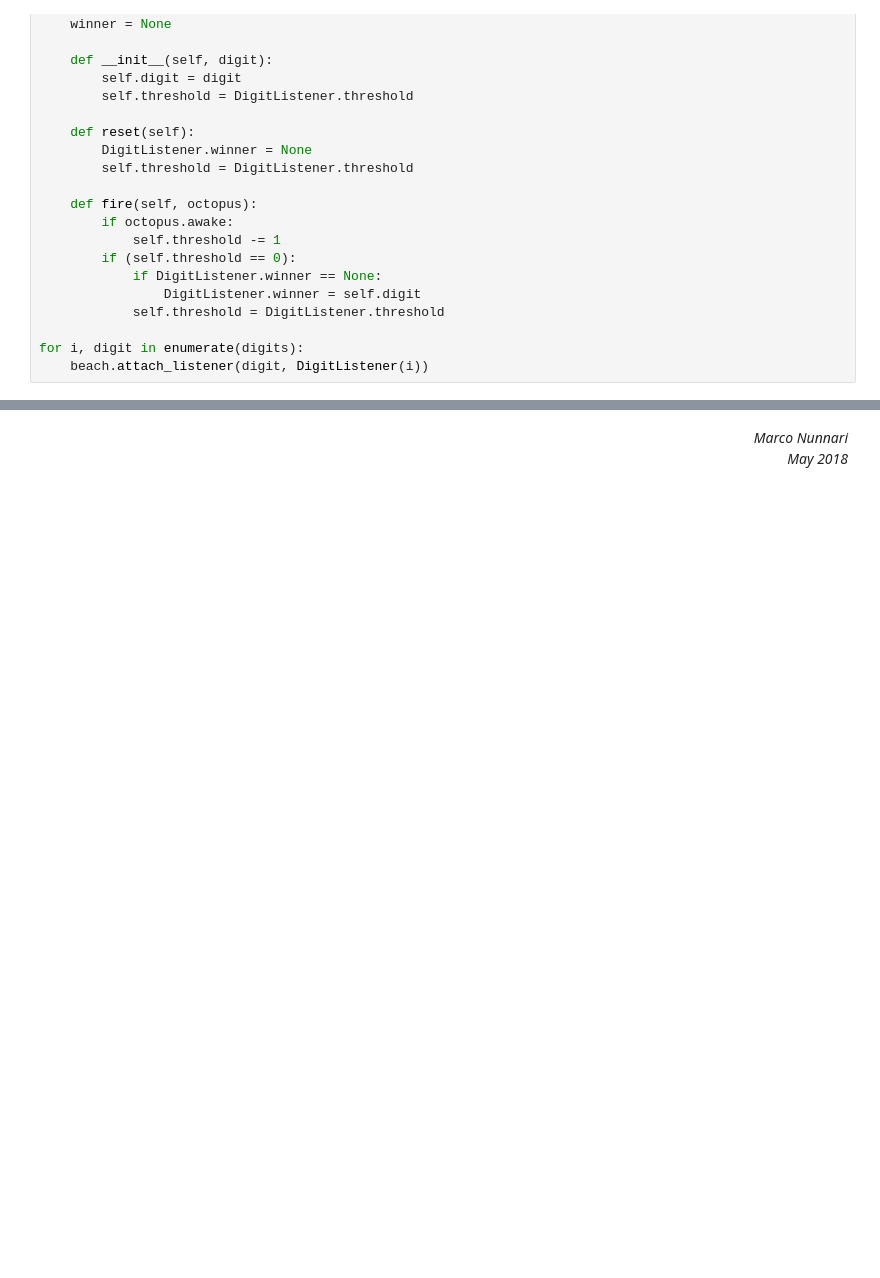
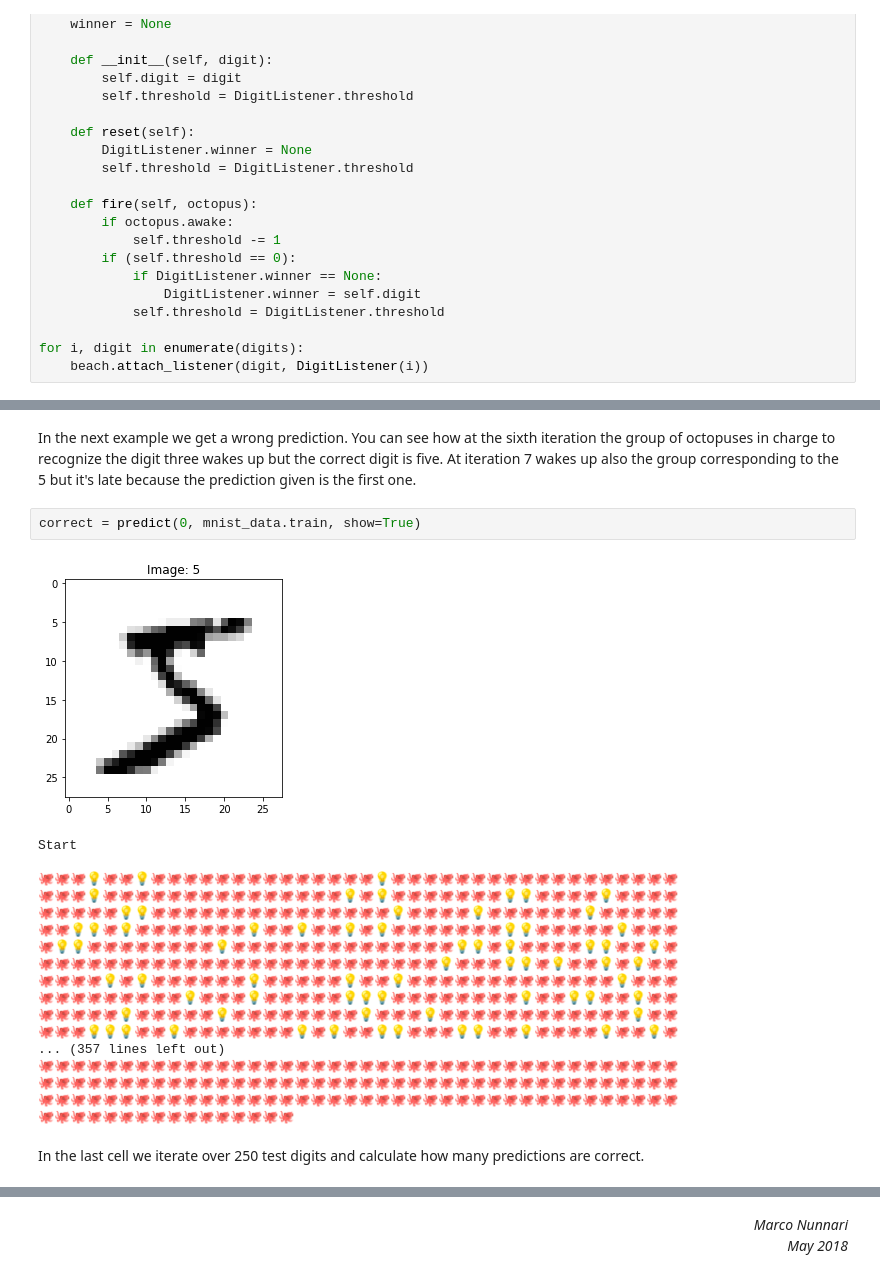
Before and after one commit to marconunnari/octopusal_networks, a Jupyter notebook: Mnist.ipynb, the cells around one changed output, grey strips where cells are left out. Cells and saved outputs as stored; diff of their text form; blank space fills up the shorter version.

```diff
--- a/Mnist.ipynb
+++ b/Mnist.ipynb
@@ -291,3 +431,28 @@ Correct: True
+# %% [markdown]
+In the next example we get a wrong prediction. You can see how at the sixth iteration the group of octopuses in charge to recognize the digit three wakes up but the correct digit is five. At iteration 7 wakes up also the group corresponding to the 5 but it's late because the prediction given is the first one.
+# %%
+correct = predict(0, mnist_data.train, show=True)
+# %% [output]
+[figure, added]
+Start
+
+🐙🐙🐙💡🐙🐙💡🐙🐙🐙🐙🐙🐙🐙🐙🐙🐙🐙🐙🐙🐙💡🐙🐙🐙🐙🐙🐙🐙🐙🐙🐙🐙🐙🐙🐙🐙🐙🐙🐙
+🐙🐙🐙💡🐙🐙🐙🐙🐙🐙🐙🐙🐙🐙🐙🐙🐙🐙🐙💡🐙💡🐙🐙🐙🐙🐙🐙🐙💡💡🐙🐙🐙🐙💡🐙🐙🐙🐙
+🐙🐙🐙🐙🐙💡💡🐙🐙🐙🐙🐙🐙🐙🐙🐙🐙🐙🐙🐙🐙🐙💡🐙🐙🐙🐙💡🐙🐙🐙🐙🐙🐙💡🐙🐙🐙🐙🐙
+🐙🐙💡💡🐙💡🐙🐙🐙🐙🐙🐙🐙💡🐙🐙💡🐙🐙💡🐙💡🐙🐙🐙🐙🐙🐙🐙💡💡🐙🐙🐙🐙🐙💡🐙🐙🐙
+🐙💡💡🐙🐙🐙🐙🐙🐙🐙🐙💡🐙🐙🐙🐙🐙🐙🐙🐙🐙🐙🐙🐙🐙🐙💡💡🐙💡🐙🐙🐙🐙💡💡🐙🐙💡🐙
+🐙🐙🐙🐙🐙🐙🐙🐙🐙🐙🐙🐙🐙🐙🐙🐙🐙🐙🐙🐙🐙🐙🐙🐙🐙💡🐙🐙🐙💡💡🐙💡🐙🐙💡🐙💡🐙🐙
+🐙🐙🐙🐙💡🐙💡🐙🐙🐙🐙🐙🐙💡🐙🐙🐙🐙🐙💡🐙🐙💡🐙🐙🐙🐙🐙🐙🐙🐙🐙🐙🐙🐙🐙💡🐙🐙🐙
+🐙🐙🐙🐙🐙🐙🐙🐙🐙💡🐙🐙🐙💡🐙🐙🐙🐙🐙💡💡💡🐙🐙🐙🐙🐙🐙🐙🐙💡🐙🐙💡💡🐙🐙💡🐙🐙
+🐙🐙🐙🐙🐙💡🐙🐙🐙🐙🐙💡🐙🐙🐙🐙🐙🐙🐙🐙💡🐙🐙🐙💡🐙🐙🐙🐙🐙🐙🐙🐙🐙🐙🐙🐙💡🐙🐙
+🐙🐙🐙💡💡💡🐙🐙💡🐙🐙🐙🐙🐙🐙🐙💡🐙💡🐙🐙💡💡🐙🐙🐙💡💡🐙🐙💡🐙🐙🐙🐙💡🐙🐙💡🐙
+... (357 lines left out)
+🐙🐙🐙🐙🐙🐙🐙🐙🐙🐙🐙🐙🐙🐙🐙🐙🐙🐙🐙🐙🐙🐙🐙🐙🐙🐙🐙🐙🐙🐙🐙🐙🐙🐙🐙🐙🐙🐙🐙🐙
+🐙🐙🐙🐙🐙🐙🐙🐙🐙🐙🐙🐙🐙🐙🐙🐙🐙🐙🐙🐙🐙🐙🐙🐙🐙🐙🐙🐙🐙🐙🐙🐙🐙🐙🐙🐙🐙🐙🐙🐙
+🐙🐙🐙🐙🐙🐙🐙🐙🐙🐙🐙🐙🐙🐙🐙🐙🐙🐙🐙🐙🐙🐙🐙🐙🐙🐙🐙🐙🐙🐙🐙🐙🐙🐙🐙🐙🐙🐙🐙🐙
+🐙🐙🐙🐙🐙🐙🐙🐙🐙🐙🐙🐙🐙🐙🐙🐙
+# %% [markdown]
+In the last cell we iterate over 250 test digits and calculate how many predictions are correct.
 # %%
 import time
 from progress_bar import ProgressBar
```
Also changed, not shown: parts of 22 cells of this notebook, 1 other file.
